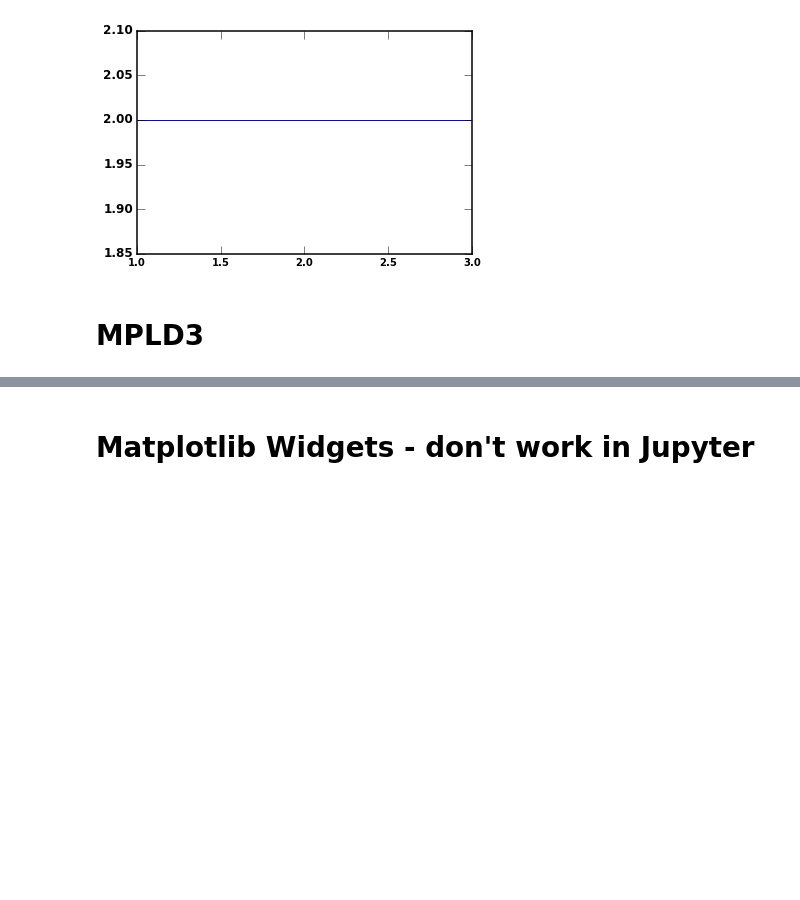
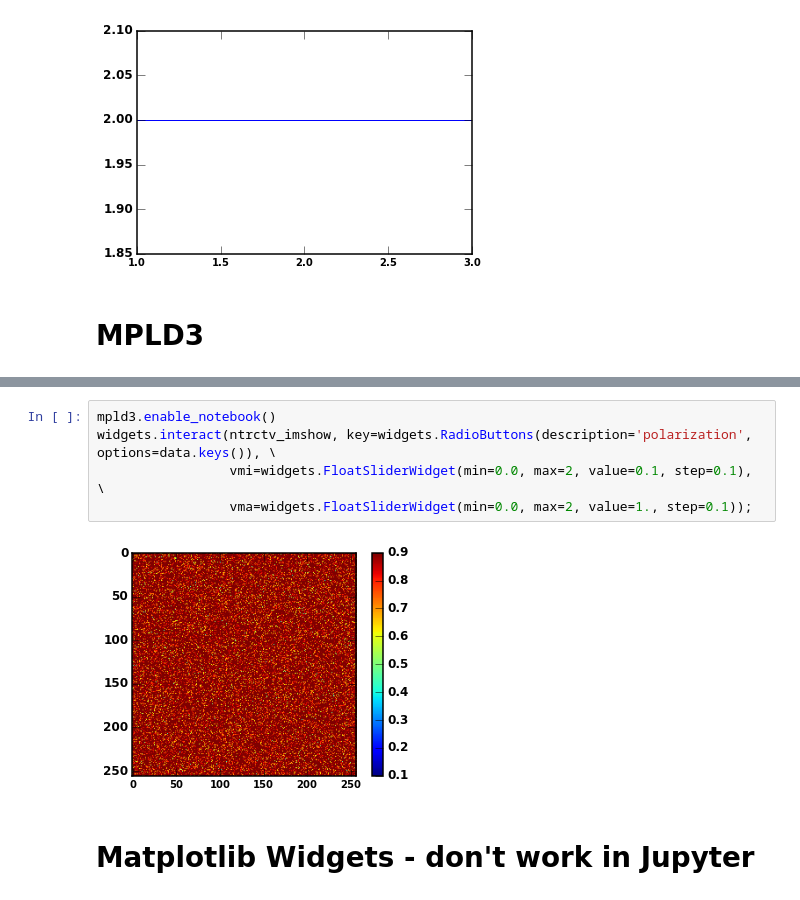
Before and after one commit to magican/PySOL, a Jupyter notebook: notebooks/Drafts/Interactive_plots-Widgets_MPLD3.ipynb, the cells around one changed output, grey strips where cells are left out. Saved outputs shown, nothing was run; the diff lists cells and outputs as text; blank space fills up the shorter version.

```diff
--- a/notebooks/Drafts/Interactive_plots-Widgets_MPLD3.ipynb
+++ b/notebooks/Drafts/Interactive_plots-Widgets_MPLD3.ipynb
@@ -134,3 +134,10 @@ value=20))
+# %%
+mpld3.enable_notebook()
+widgets.interact(ntrctv_imshow, key=widgets.RadioButtons(description='polarization', options=data.keys()), \
+                 vmi=widgets.FloatSliderWidget(min=0.0, max=2, value=0.1, step=0.1), \
+                 vma=widgets.FloatSliderWidget(min=0.0, max=2, value=1., step=0.1));
+# %% [output]
+[figure, added]
 # %% [markdown]
 # Matplotlib Widgets - don't work in Jupyter
 # %%
```
Also changed, not shown: parts of 6 cells of this notebook, 12 other files.
